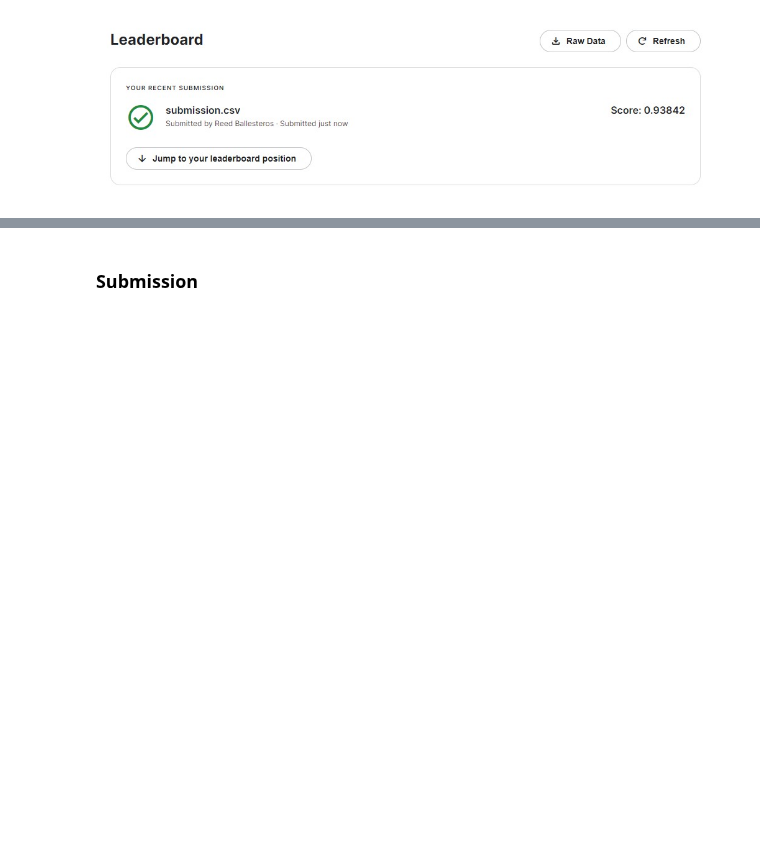
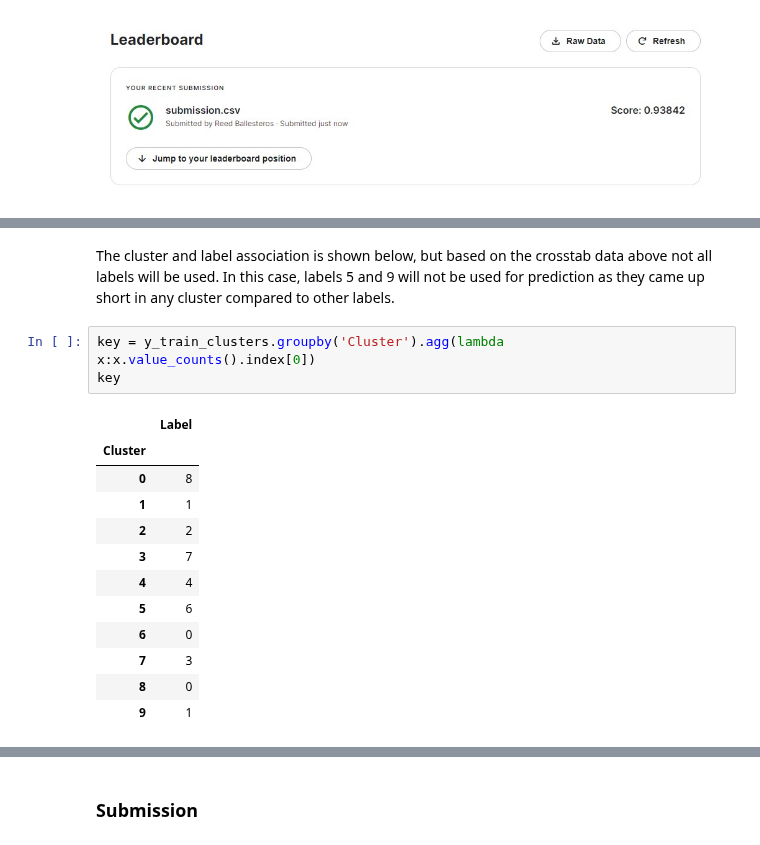
Before and after one commit to ReedBallesterosNU/MSDS-422-DL-Practical-Machine-Learning, a Jupyter notebook: Module-06/Assignment-03/Module 6 Assignment 1 - Digit Recognizer.ipynb, the cells around one changed output, grey strips where cells are left out. Drawn from its saved outputs; the diff is of its cells as text; blank space fills up the shorter version.

```diff
--- a/Module-06/Assignment-03/Module 6 Assignment 1 - Digit Recognizer.ipynb
+++ b/Module-06/Assignment-03/Module 6 Assignment 1 - Digit Recognizer.ipynb
@@ -425,0 +519,18 @@ submission.to_csv('submission.csv', index=False)
+# %% [markdown]
+The cluster and label association is shown below, but based on the crosstab data above not all labels will be used. In this case, labels 5 and 9 will not be used for prediction as they came up short in any cluster compared to other labels.
+# %%
+key = y_train_clusters.groupby('Cluster').agg(lambda x:x.value_counts().index[0])
+key
+# %% [output]
+|  | Label |
+| Cluster |  |
+| 0 | 8 |
+| 1 | 1 |
+| 2 | 2 |
+| 3 | 7 |
+| 4 | 4 |
+| 5 | 6 |
+| 6 | 0 |
+| 7 | 3 |
+| 8 | 0 |
+| 9 | 1 |
```
Also changed, not shown: parts of 28 cells of this notebook, 2 other files.
